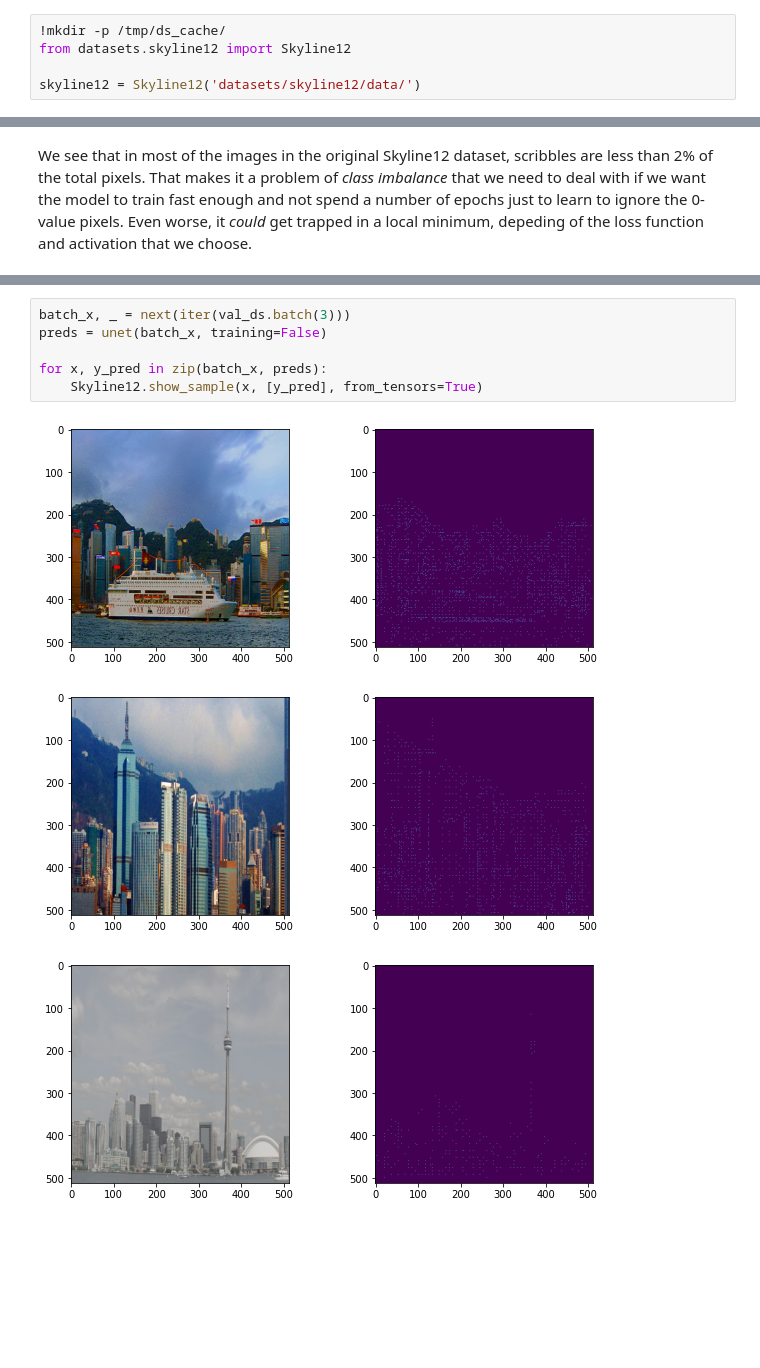
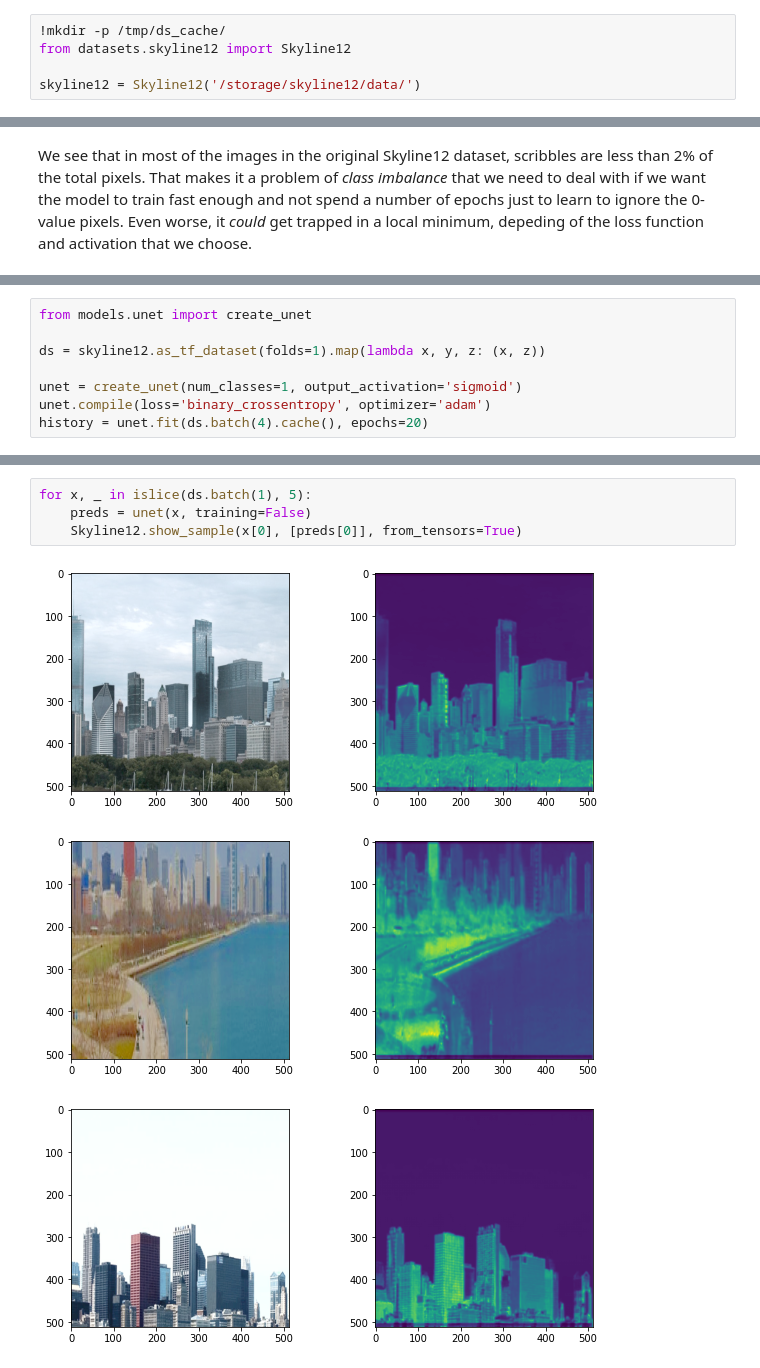
Before and after one commit to vassiliskrikonis/improving-segmentation-with-evidence-transfer, a Jupyter notebook: Unet predict evidence only.ipynb, the cells around one changed output, grey strips where cells are left out. Saved outputs shown, nothing was run; the diff lists cells and outputs as text; blank space fills up the shorter version.

Commit message:
Train Unet to predict evidence only
using binary crossentropy
and sigmoid activation

```diff
--- a/Unet predict evidence only.ipynb
+++ b/Unet predict evidence only.ipynb
@@ -8,7 +11,7 @@ It's actually _scribbles_ that _roughly_ indicate the position of building on th
 !mkdir -p /tmp/ds_cache/
 from datasets.skyline12 import Skyline12
 
-skyline12 = Skyline12('datasets/skyline12/data/')
+skyline12 = Skyline12('/storage/skyline12/data/')
 # %%
 from itertools import islice
 
@@ -111,0 +53,8 @@ unet.compile(
+# %%
+from models.unet import create_unet
+
+ds = skyline12.as_tf_dataset(folds=1).map(lambda x, y, z: (x, z))
+
+unet = create_unet(num_classes=1, output_activation='sigmoid')
+unet.compile(loss='binary_crossentropy', optimizer='adam')
+history = unet.fit(ds.batch(4).cache(), epochs=20)
@@ -112,10 +79,8 @@ unet.compile(
 # %%
-batch_x, _ = next(iter(val_ds.batch(3)))
-preds = unet(batch_x, training=False)
-
-for x, y_pred in zip(batch_x, preds):
-    Skyline12.show_sample(x, [y_pred], from_tensors=True)
+for x, _ in islice(ds.batch(1), 5):
+    preds = unet(x, training=False)
+    Skyline12.show_sample(x[0], [preds[0]], from_tensors=True)
 # %% [output]
-[figure, old version]
+[figure, new version]
-[figure, old version]
+[figure, new version]
-[figure, old version]
+[figure, new version]
```
Also changed, not shown: parts of 16 cells of this notebook, 1 other file.
